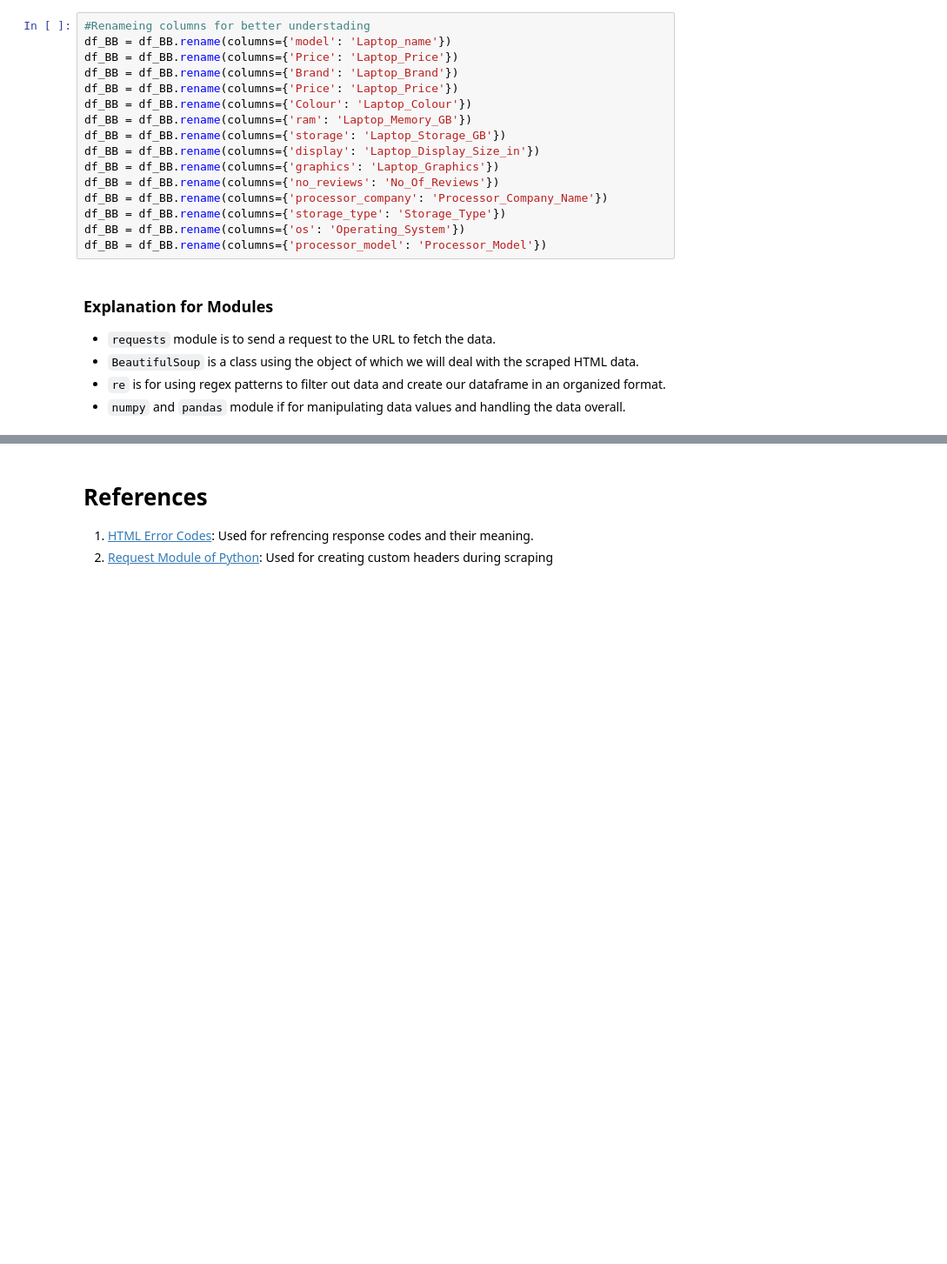
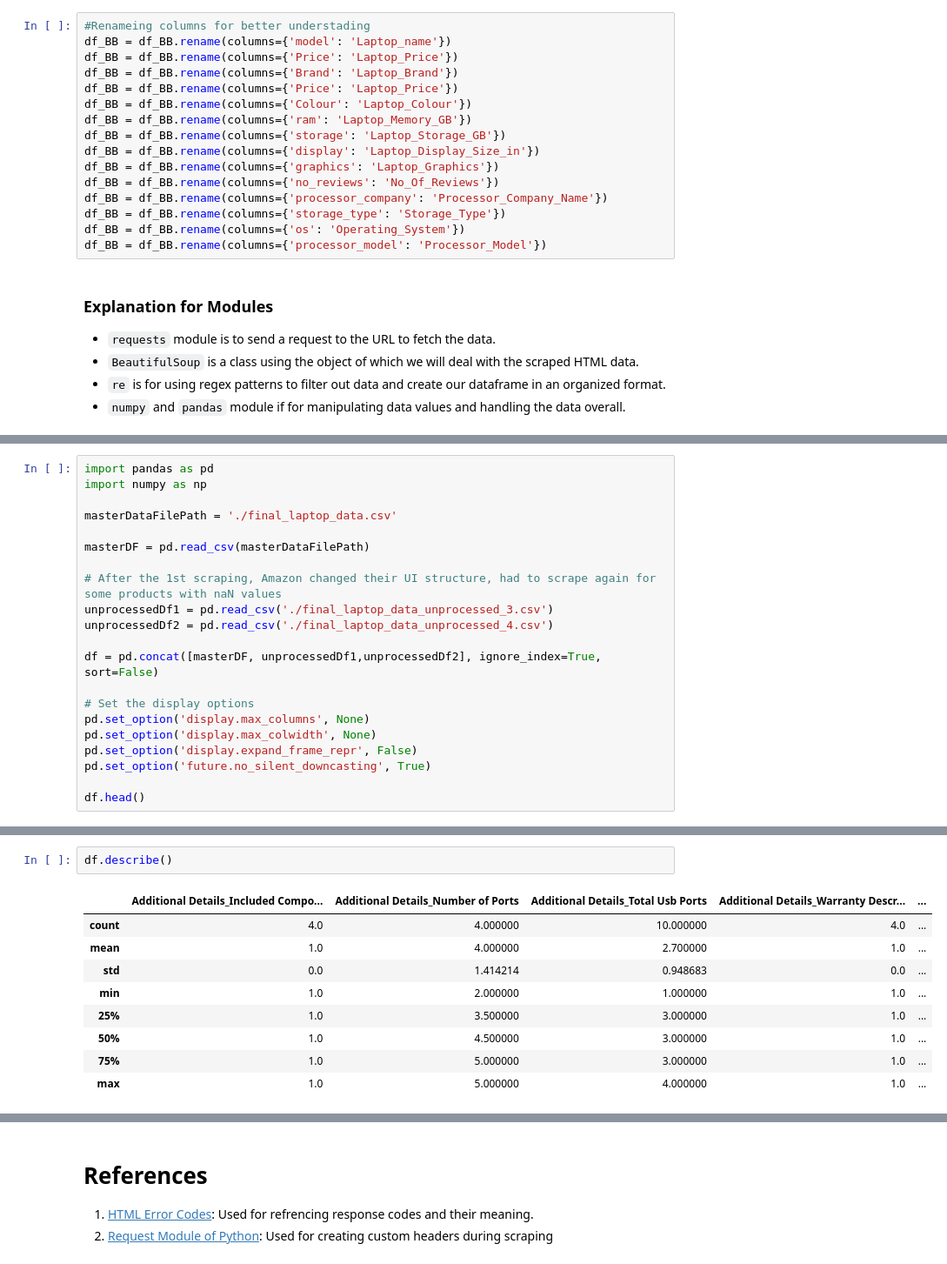
Before and after one commit to VaibhavSaran/CSE-587-PROJECT-LAPTRACK, a Jupyter notebook: Project Laptrack - Phase 1 Data Collection and Cleaning.ipynb, the cells around one changed output, grey strips where cells are left out. Shown at 87% size. Saved outputs shown, nothing was run; the diff lists cells and outputs as text; blank space fills up the shorter version.

```diff
--- a/Project Laptrack - Phase 1 Data Collection and Cleaning.ipynb
+++ b/Project Laptrack - Phase 1 Data Collection and Cleaning.ipynb
@@ -1142,0 +1418,21 @@ df_BB = df_BB.rename(columns={'processor_model': 'Processor_Model'})
+# %%
+import pandas as pd
+import numpy as np
+
+masterDataFilePath = './final_laptop_data.csv'
+
+masterDF = pd.read_csv(masterDataFilePath)
+
+# After the 1st scraping, Amazon changed their UI structure, had to scrape again for some products with naN values
+unprocessedDf1 = pd.read_csv('./final_laptop_data_unprocessed_3.csv')
+unprocessedDf2 = pd.read_csv('./final_laptop_data_unprocessed_4.csv')
+
+df = pd.concat([masterDF, unprocessedDf1,unprocessedDf2], ignore_index=True, sort=False)
+
+# Set the display options
+pd.set_option('display.max_columns', None)
+pd.set_option('display.max_colwidth', None)
+pd.set_option('display.expand_frame_repr', False)
+pd.set_option('future.no_silent_downcasting', True)
+
+df.head()
@@ -1142,0 +1454,12 @@ df_BB = df_BB.rename(columns={'processor_model': 'Processor_Model'})
+# %%
+df.describe()
+# %% [output]
+|  | Additional Details_Included Compo... | Additional Details_Number of Ports | Additional Details_Total Usb Ports | Additional Details_Warranty Descr... | ... |
+| count | 4.0 | 4.000000 | 10.000000 | 4.0 | ... |
+| mean | 1.0 | 4.000000 | 2.700000 | 1.0 | ... |
+| std | 0.0 | 1.414214 | 0.948683 | 0.0 | ... |
+| min | 1.0 | 2.000000 | 1.000000 | 1.0 | ... |
+| 25% | 1.0 | 3.500000 | 3.000000 | 1.0 | ... |
+| 50% | 1.0 | 4.500000 | 3.000000 | 1.0 | ... |
+| 75% | 1.0 | 5.000000 | 3.000000 | 1.0 | ... |
+| max | 1.0 | 5.000000 | 4.000000 | 1.0 | ... |
```
Also changed, not shown: parts of 65 cells of this notebook, 5 other files.
